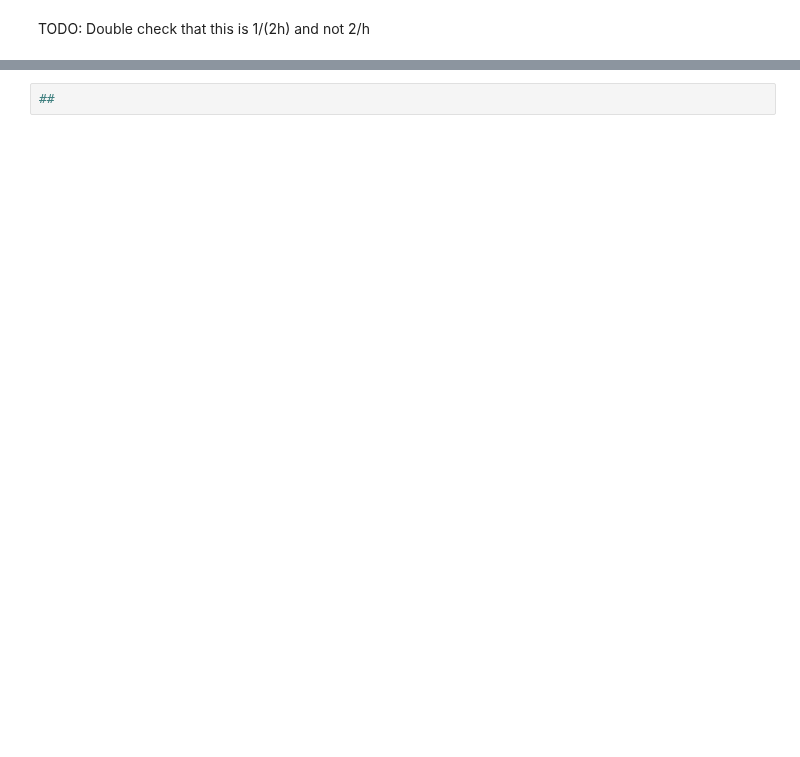
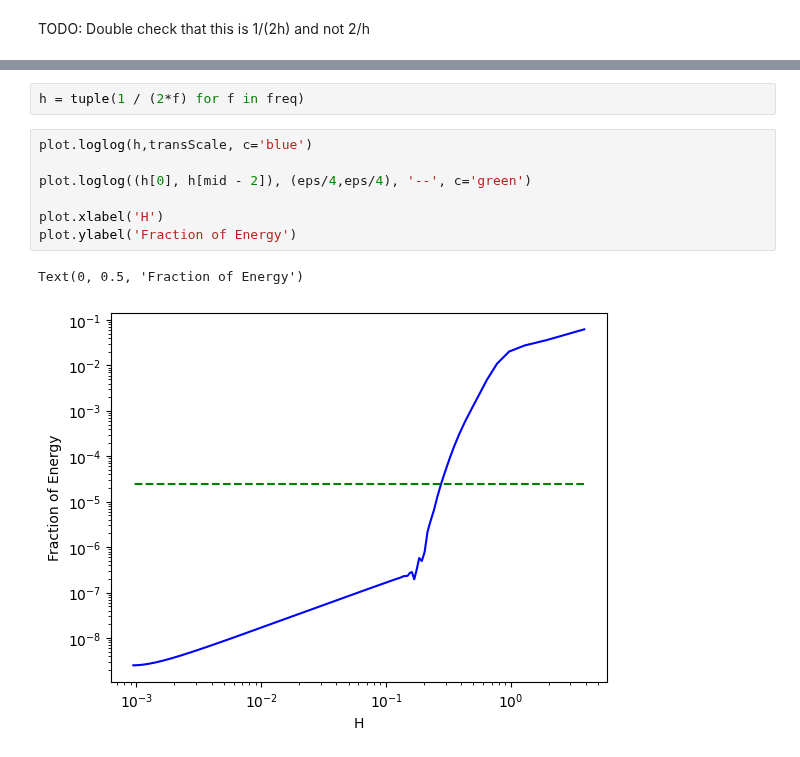
Before and after one commit to DesignToolInvestor/ManetSim, a Jupyter notebook: CdfFit/Note Books/dist_b_asym_h.ipynb, the cells around one changed output, grey strips where cells are left out. Drawn from its saved outputs; the diff is of its cells as text; blank space fills up the shorter version.

```diff
--- a/CdfFit/Note Books/dist_b_asym_h.ipynb
+++ b/CdfFit/Note Books/dist_b_asym_h.ipynb
@@ -109,2 +115,12 @@ Text(0, 0.5, 'Fraction of Energy')
-# %%
-##
+# %%
+h = tuple(1 / (2*f) for f in freq)
+# %%
+plot.loglog(h,transScale, c='blue')
+
+plot.loglog((h[0], h[mid - 2]), (eps/4,eps/4), '--', c='green')
+
+plot.xlabel('H')
+plot.ylabel('Fraction of Energy')
+# %% [output]
+Text(0, 0.5, 'Fraction of Energy')
+[figure, added]
```
Also changed, not shown: parts of 22 cells of this notebook.
